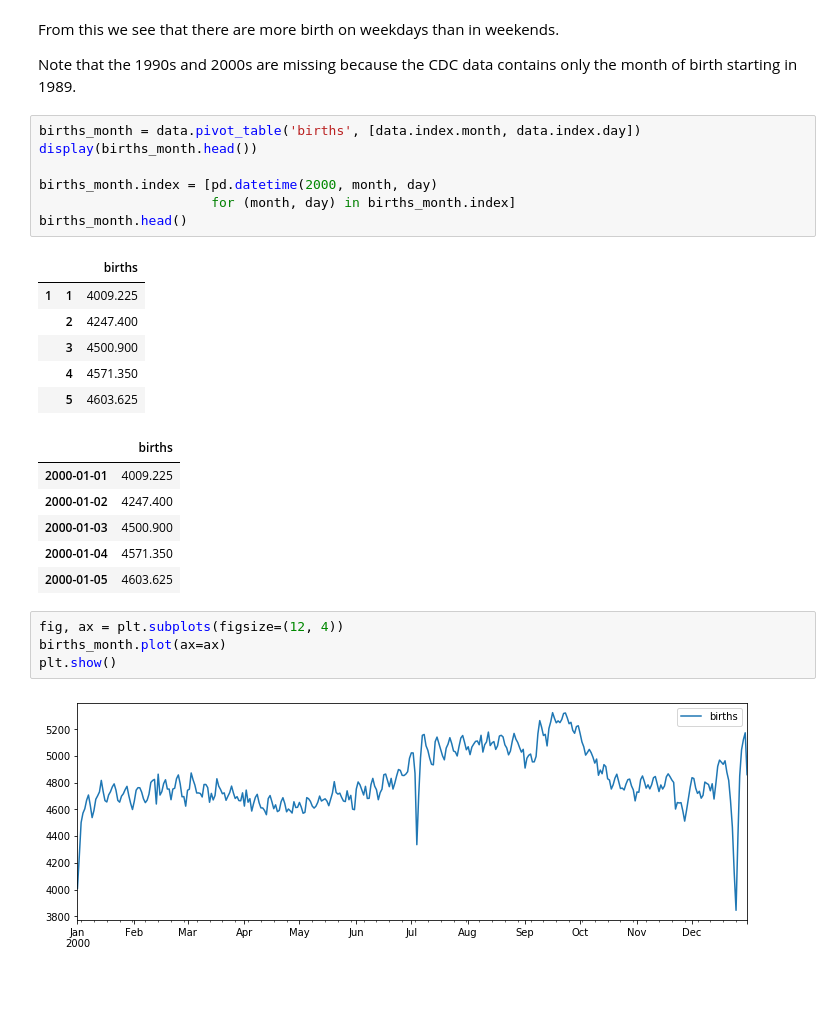
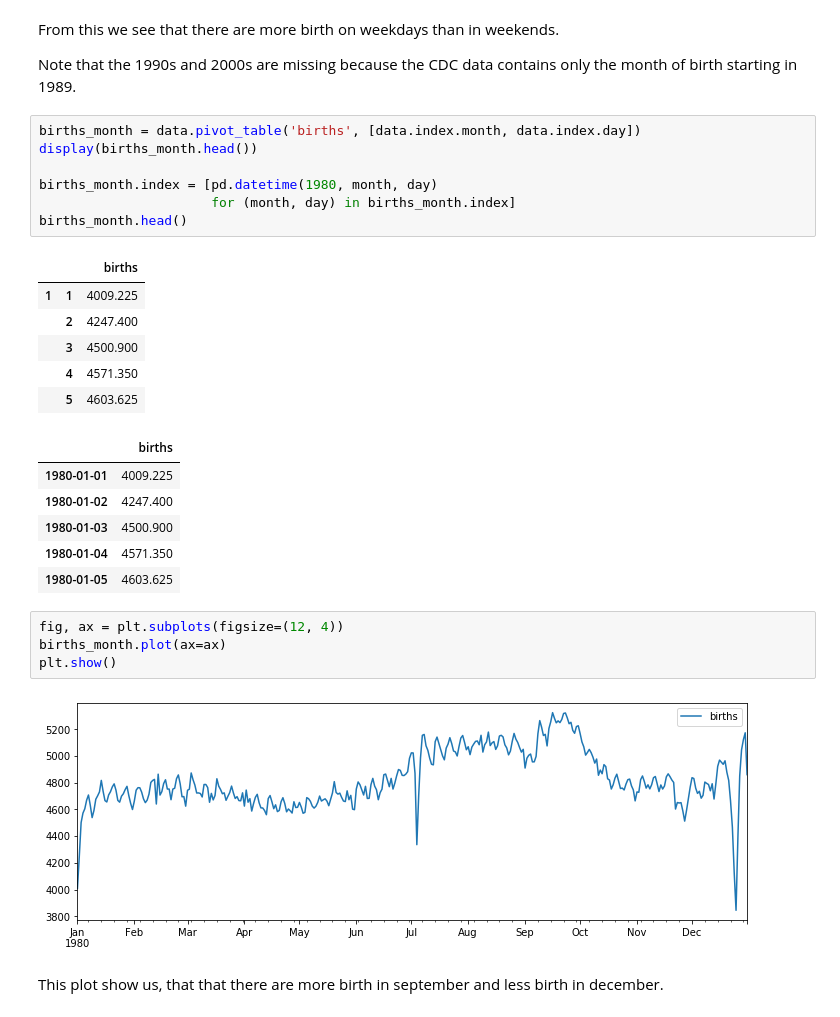
Before and after one commit to mutonic/Exploratory_data_analysis, a Jupyter notebook: Birth_rate/Birth Rate Analysis.ipynb, the cells around one changed output. Drawn from its saved outputs; the diff is of its cells as text; blank space fills up the shorter version.

```diff
--- a/Birth_rate/Birth Rate Analysis.ipynb
+++ b/Birth_rate/Birth Rate Analysis.ipynb
@@ -163,26 +163,28 @@ Note that the 1990s and 2000s are missing because the CDC data contains only the
 # %%
 births_month = data.pivot_table('births', [data.index.month, data.index.day])
 display(births_month.head())
 
-births_month.index = [pd.datetime(2000, month, day)
+births_month.index = [pd.datetime(1980, month, day)
                       for (month, day) in births_month.index]
 births_month.head()
 # %% [output]
 |  |  | births |
 | 1 | 1 | 4009.225 |
 |  | 2 | 4247.400 |
 |  | 3 | 4500.900 |
 |  | 4 | 4571.350 |
 |  | 5 | 4603.625 |
 |  | births |
-| 2000-01-01 | 4009.225 |
-| 2000-01-02 | 4247.400 |
-| 2000-01-03 | 4500.900 |
-| 2000-01-04 | 4571.350 |
-| 2000-01-05 | 4603.625 |
+| 1980-01-01 | 4009.225 |
+| 1980-01-02 | 4247.400 |
+| 1980-01-03 | 4500.900 |
+| 1980-01-04 | 4571.350 |
+| 1980-01-05 | 4603.625 |
 # %%
 fig, ax = plt.subplots(figsize=(12, 4))
 births_month.plot(ax=ax)
 plt.show()
 # %% [output]
-[figure, old version]
+[figure, new version]
+# %% [markdown]
+This plot show us, that that there are more birth in september and less birth in december.
```
